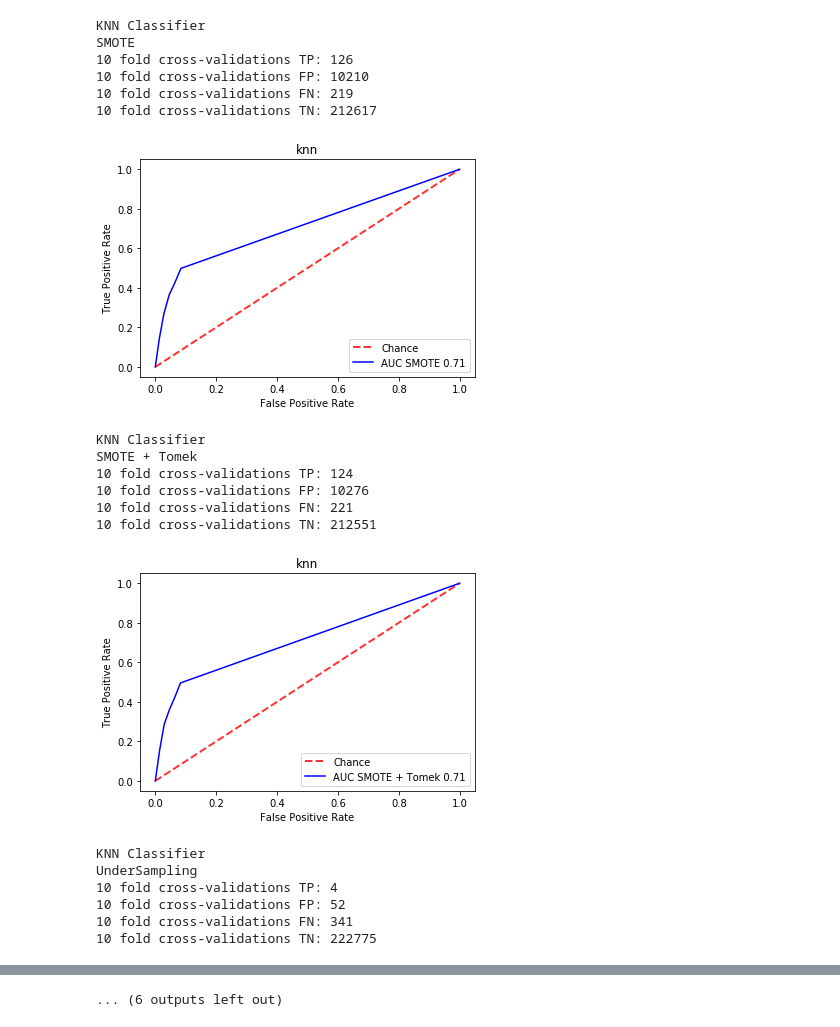
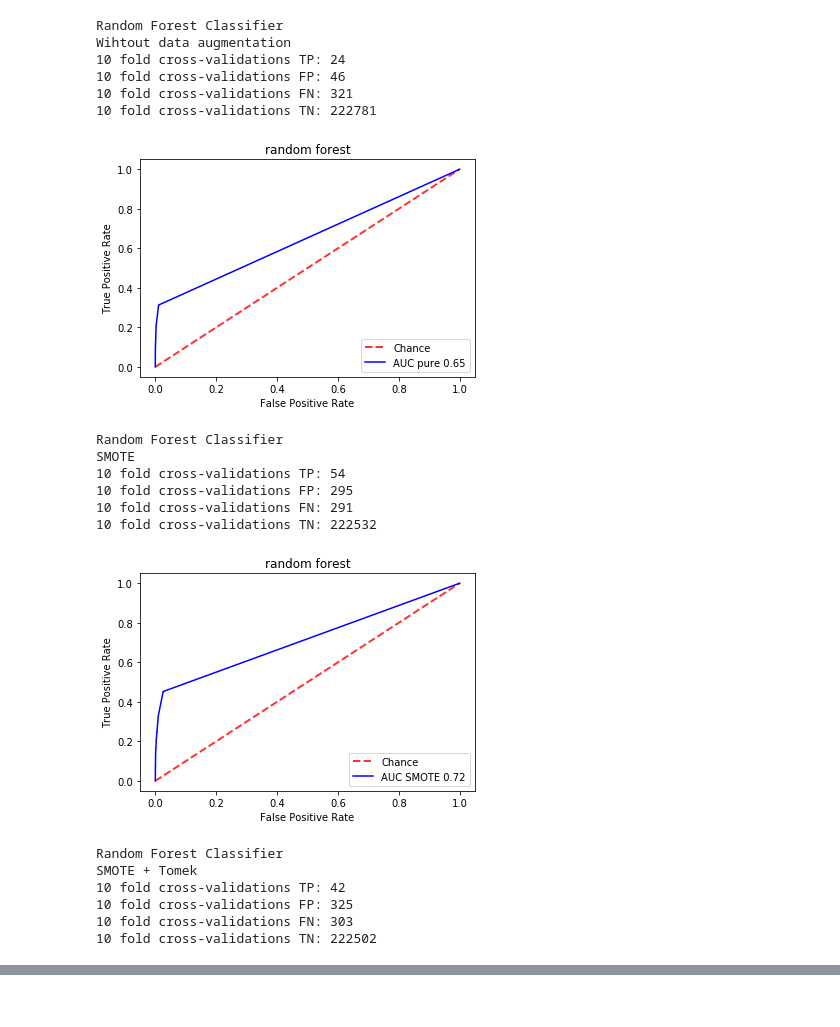
Before and after one commit to achilleasvlogiaris/Cyber-Data-Analytics-assignment, a Jupyter notebook: classification_performance_feature_engineering.ipynb, the cells around one changed output, grey strips where cells are left out. Drawn from its saved outputs; the diff is of its cells as text; code cells hidden in the pictures.

```diff
--- a/classification_performance_feature_engineering.ipynb
+++ b/classification_performance_feature_engineering.ipynb
@@ -26,5 +27,5 @@ from sklearn import decomposition, tree
 # %%
-def Euro_converter(currency,amount):
+def converter(currency,amount):
     coversion_dict = {'SEK':0.09703,'MXN':0.04358,'AUD':0.63161,'NZD':0.58377,'GBP':1.13355}
     return round(amount * coversion_dict[currency])
 # %%
@@ -50,7 +50,7 @@ selected_features = [ 'issuercountrycode', 'txvariantcode', 'EuroAmount', 'amoun
                             'cvcresponsecode', 'accountcode','creation_hour', 'creation_day','creation_month', 'creation_year', 'ip_id', 'mail_id', 'bin', 'card_id']
 
 
-all_features = data_set[selected_features]
+all_features = dataset[selected_features]
 
 # Remove samples which have empty columns
 # propably generates new keys
@@ -121,6 +116,11 @@ def classification(data_manipulation, classifier):
     elif classifier == 'adaboost':
         print("AdaBoost Classifier")
         clf = AdaBoostClassifier(base_estimator=None, n_estimators=50, learning_rate=1.0, algorithm='SAMME.R', random_state=42)
+    elif classifier == 'decision_tree':
+        print("Decision Tree Classifier")
+        clf = tree.DecisionTreeClassifier()
+
+
 
     total_TP = 0
     total_FP = 0
@@ -136,7 +136,7 @@ def classification(data_manipulation, classifier):
     probs_set = []
     aucs = []
     mean_fpr = np.linspace(0, 1, 100)
-    i = 0
+    j = 0
 
     if data_manipulation == 'SMOTE':
         print("SMOTE")
@@ -155,7 +155,7 @@ def classification(data_manipulation, classifier):
         [x_train, x_test] = usx[train_index], usx[test_index]
         [y_train, y_test] = usy[train_index], usy[test_index]
 
-        ## >>>Data Augmentation!<<<
+        ## Data Augmentation
         if data_manipulation == 'SMOTE':
             sm = SMOTE(random_state=42, ratio = 0.5)
             x_res, y_res = sm.fit_sample(x_train, y_train)
@@ -169,12 +169,12 @@ def classification(data_manipulation, classifier):
             x_res = x_train
             y_res = y_train
 
-        ## >>>Classification!<<<
+        ## Classification
 
         clf.fit(x_res, y_res)
         y_predict = clf.predict(x_test)
         probs = clf.predict_proba(x_test)[:,1]
-        i +=1
+        j +=1
 
         for i in range(len(y_predict)):
             if y_test[i] == 1 and y_predict[i] == 1:
@@ -185,10 +185,6 @@ def classification(data_manipulation, classifier):
                 FN += 1
             if y_test[i] == 0 and y_predict[i] == 0:
                 TN += 1
-    #     print('TP: ' + str(TP))
-    #     print('FP: ' + str(FP))
-    #     print('FN: ' + str(FN))
-    #     print('TN: ' + str(TN))
         total_TP = total_TP + TP
         total_FP = total_FP + FP
         total_FN = total_FN + FN
@@ -199,7 +195,12 @@ def classification(data_manipulation, classifier):
         tns_set.append(TN)
         probs_set.extend(probs)
         y_set.extend(y_test)
-    #     tn, fp, fn, tp = confusion_matrix(y_test, y_predict).ravel()
+#         tn, fp, fn, tp = confusion_matrix(y_test, y_predict).ravel()
+        #Decision Tree visualization
+        if classifier == 'decision_tree' and j==1 and data_manipulation == 'SMOTE':
+            tree.export_graphviz(clf, out_file='tree_5_500.dot', max_depth=2)
+            (graph,) = pydot.graph_from_dot_file('tree_5_500.dot')
+            graph.write_png('decision_tree.png')
 
 
     total_TP = np.array(total_TP)
@@ -226,31 +261,26 @@ def classification(data_manipulation, classifier):
 # %%
-classification('SMOTE', 'knn')
-classification('SMOTE + Tomek', 'knn')
-classification('UnderSampling', 'knn')
+classification('pure', 'random forest')
 classification('SMOTE', 'random forest')
 classification('SMOTE + Tomek', 'random forest')
 classification('UnderSampling', 'random forest')
-classification('SMOTE', 'adaboost')
-classification('SMOTE + Tomek', 'adaboost')
-classification('UnderSampling', 'adaboost')
 # %% [output]
-KNN Classifier
-SMOTE
-10 fold cross-validations TP: 126
-10 fold cross-validations FP: 10210
-10 fold cross-validations FN: 219
-10 fold cross-validations TN: 212617
+Random Forest Classifier
+Wihtout data augmentation
+10 fold cross-validations TP: 24
+10 fold cross-validations FP: 46
+10 fold cross-validations FN: 321
+10 fold cross-validations TN: 222781
-[figure, old version]
+[figure, new version]
-KNN Classifier
-SMOTE + Tomek
-10 fold cross-validations TP: 124
-10 fold cross-validations FP: 10276
-10 fold cross-validations FN: 221
-10 fold cross-validations TN: 212551
+Random Forest Classifier
+SMOTE
+10 fold cross-validations TP: 54
+10 fold cross-validations FP: 295
+10 fold cross-validations FN: 291
+10 fold cross-validations TN: 222532
-[figure, old version]
+[figure, new version]
-KNN Classifier
-UnderSampling
-10 fold cross-validations TP: 4
-10 fold cross-validations FP: 52
-10 fold cross-validations FN: 341
-10 fold cross-validations TN: 222775
+Random Forest Classifier
+SMOTE + Tomek
+10 fold cross-validations TP: 42
+10 fold cross-validations FP: 325
+10 fold cross-validations FN: 303
+10 fold cross-validations TN: 222502
@@ -279 +294,0 @@ UnderSampling
-... (6 outputs left out)
```
Also changed, not shown: parts of 10 cells of this notebook, 1 other file.
